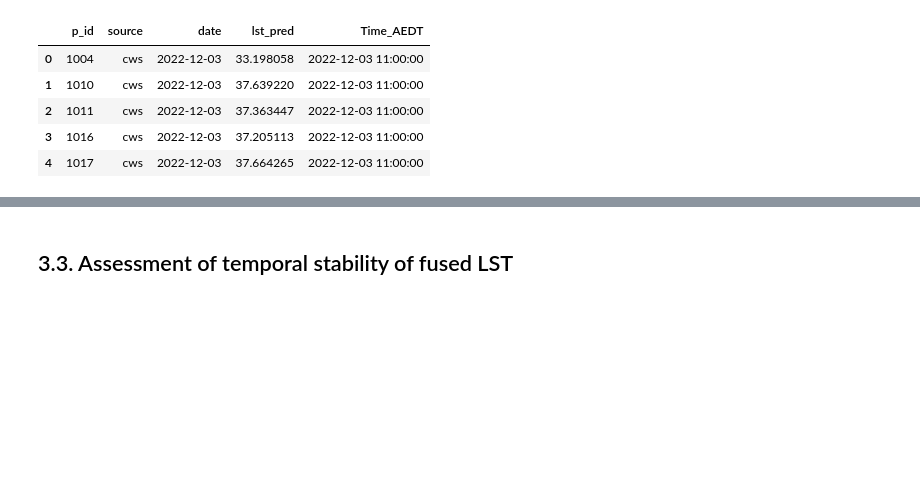
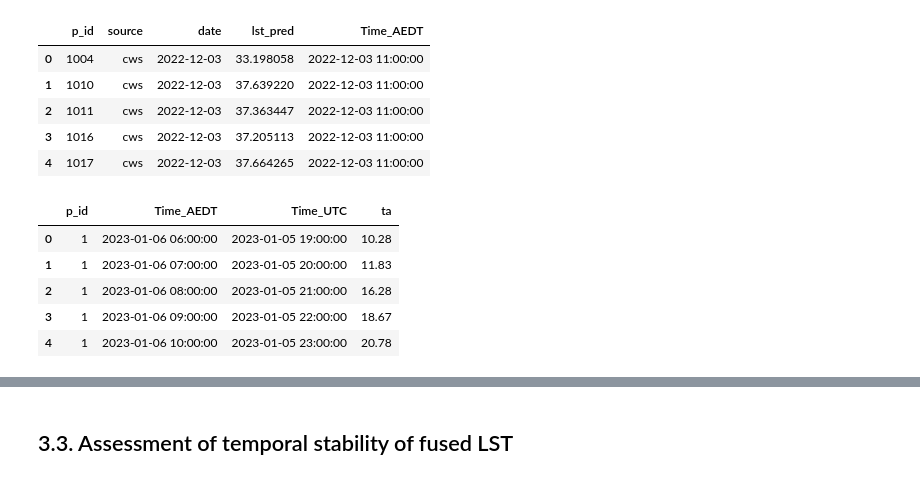
Before and after one commit to percyyvon-r/PhD-chapter2-data-fusion-full-diurnal-lst, a Jupyter notebook: notebook/fused_lst_temporalStability_spatialPatternConsistency.ipynb, the cells around one changed output, grey strips where cells are left out. Cells and saved outputs as stored; diff of their text form; code cells hidden in the pictures; blank space fills up the shorter version.

```diff
--- a/notebook/fused_lst_temporalStability_spatialPatternConsistency.ipynb
+++ b/notebook/fused_lst_temporalStability_spatialPatternConsistency.ipynb
@@ -104,3 +104,19 @@ display(day_night_lst.head(5))
 | 2 | 1011 | cws | 2022-12-03 | 37.363447 | 2022-12-03 11:00:00 |
 | 3 | 1016 | cws | 2022-12-03 | 37.205113 | 2022-12-03 11:00:00 |
 | 4 | 1017 | cws | 2022-12-03 | 37.664265 | 2022-12-03 11:00:00 |
+# %%
+# load the air temperature data with UHI inn Chapter 1
+air_temp = pd.read_csv(r"C:\Users\percy\Documents\studies\visual_studio_code\chapter1_bis\output\uhii_delta_date_lcz_filtered.csv")
+
+# Keep only relevant columns
+air_temp = air_temp[['p_id', 'Time_AEDT', 'Time_UTC', 'ta']]
+
+# Preview first 5 rows
+display(air_temp.head(5))
+# %% [output]
+|  | p_id | Time_AEDT | Time_UTC | ta |
+| 0 | 1 | 2023-01-06 06:00:00 | 2023-01-05 19:00:00 | 10.28 |
+| 1 | 1 | 2023-01-06 07:00:00 | 2023-01-05 20:00:00 | 11.83 |
+| 2 | 1 | 2023-01-06 08:00:00 | 2023-01-05 21:00:00 | 16.28 |
+| 3 | 1 | 2023-01-06 09:00:00 | 2023-01-05 22:00:00 | 18.67 |
+| 4 | 1 | 2023-01-06 10:00:00 | 2023-01-05 23:00:00 | 20.78 |
```
Also changed, not shown: parts of 2 cells of this notebook.
